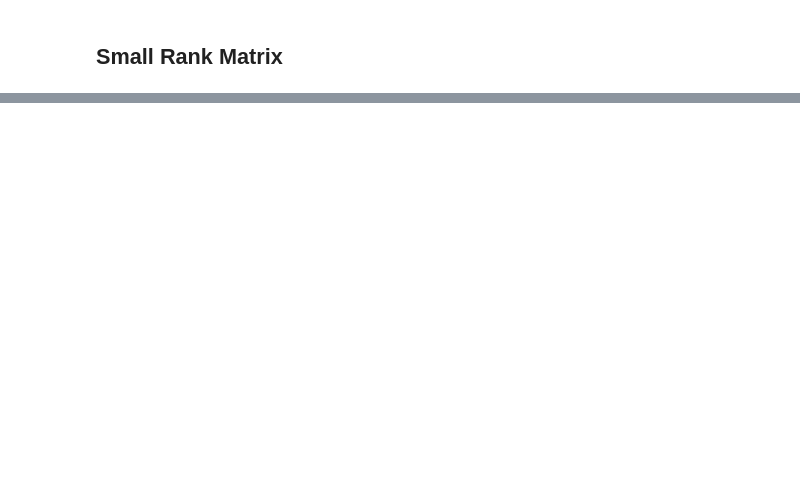
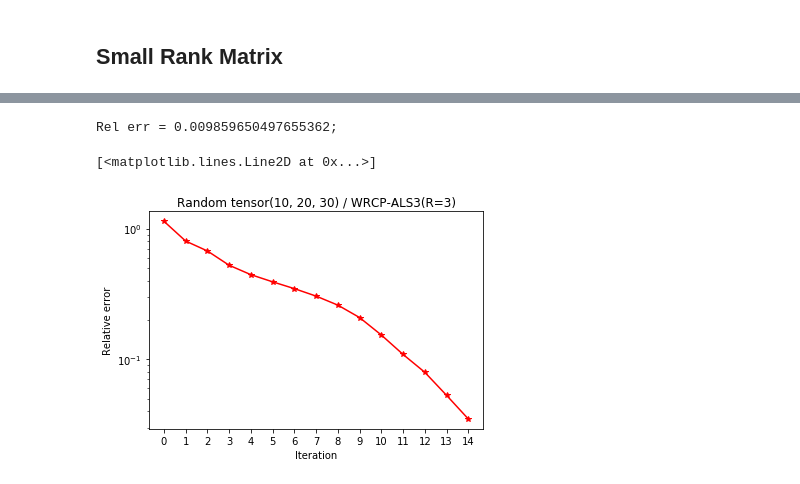
Before and after one commit to AlbMLpy/Relations_Learning, a Jupyter notebook: WRCP_ALS3.ipynb, the cells around one changed output, grey strips where cells are left out. Drawn from its saved outputs; the diff is of its cells as text; code cells hidden in the pictures; blank space fills up the shorter version.

```diff
--- a/WRCP_ALS3.ipynb
+++ b/WRCP_ALS3.ipynb
@@ -167,9 +171,13 @@ r[0] = [1, 0, 0]
 r[1] = [0, 1, 0]
 r[2] = [0, 0, 1]
 
-p[3] = [1, 0, 1]
+p[3] = [1, 1, 1]
 q[3] = [1, 0, 1]
 r[3] = [1, 0, 1]
+
+p[4] = [1, 1, 1]
+q[5] = [1, 0, 1]
+r[6] = [1, 0, 1]
 # %%
 coo = list()
 vals = list()
@@ -178,6 +186,7 @@ for i in range(shape[0]):
     for j in range(shape[1]):
         for k in range(shape[2]):
             temp = np.sum(p[i, :] * q[j, :] * r[k, :])
+            ten[i, j, k] = temp
             if temp != 0:
                 vals.append(temp)
                 coo.append((i, j, k))
@@ -298,0 +227,2 @@ array([[1., 0., 0.],
+# %%
+_, f = parafac(ten, 3, init="random", random_state=1)
@@ -298,0 +236,5 @@ array([[1., 0., 0.],
+# %%
+%%time
+max_iter = 15
+rank = 3
+a, b, c, err = cp.cp_als3(coo, vals, shape, rank=rank, max_iter=max_iter)
@@ -298,0 +245,15 @@ array([[1., 0., 0.],
+# %%
+rerror = sqrt_err_relative(coo, vals, init_shape, a, b, c)
+print(f"Rel err = {rerror};")
+# %% [output]
+Rel err = 0.009859650497655362;
+# %%
+plt.xlabel("Iteration")
+plt.ylabel("Relative error")
+plt.title(f"Random tensor{init_shape} / WRCP-ALS3(R={rank})")
+plt.xticks(np.arange(max_iter))
+plt.yscale("log")
+plt.plot(np.arange(max_iter), err[:max_iter], 'r-*')
+# %% [output]
+[<matplotlib.lines.Line2D at 0x...>]
+[figure, added]
```
Also changed, not shown: parts of 20 cells of this notebook, 2 other files.
